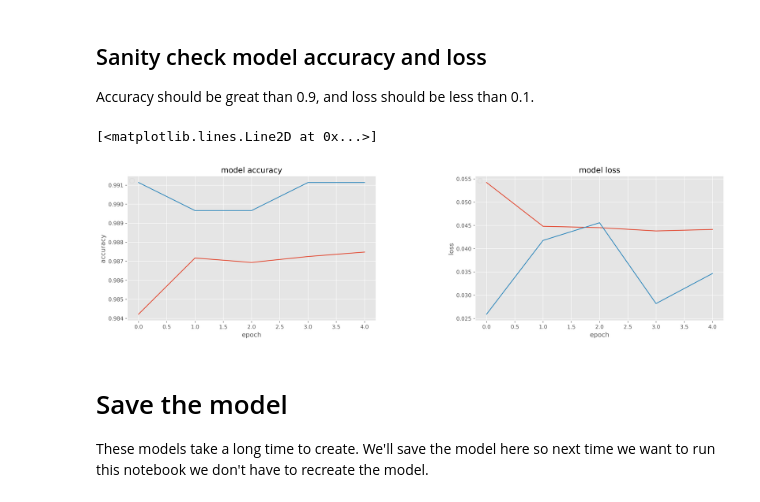
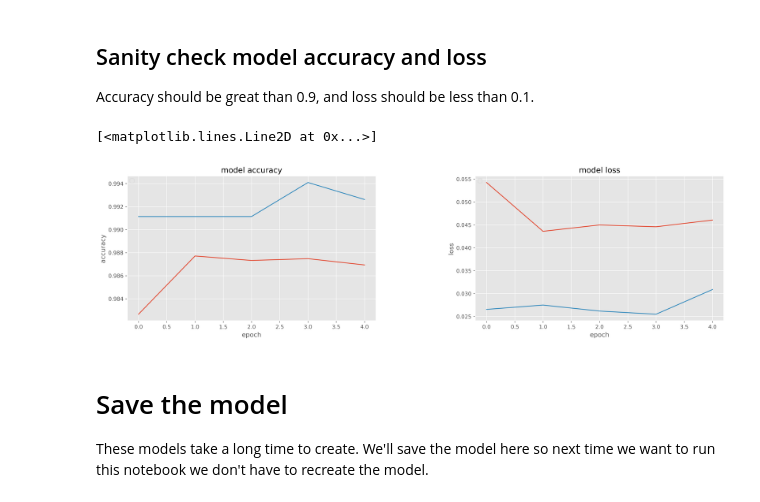
Before and after one commit to mapr-demos/predictive-maintenance, a Jupyter notebook: notebooks/jupyter/LSTM For Predictive Maintenance-ian01.ipynb, the cells around one changed output. Cells and saved outputs as stored; diff of their text form; code cells hidden in the pictures.

```diff
--- a/notebooks/jupyter/LSTM For Predictive Maintenance-ian01.ipynb
+++ b/notebooks/jupyter/LSTM For Predictive Maintenance-ian01.ipynb
@@ -242,30 +243,30 @@ Accuracy should be great than 0.9, and loss should be less than 0.1.
 # %%
 # summarize history for Accuracy
 fig_acc = plt.figure(figsize=(20, 5), dpi=300)
 plt.subplot(1, 2, 1)
 plt.subplots_adjust(hspace=.4, wspace=.4)
 plt.title('model accuracy')
 plt.ylabel('accuracy')
 plt.xlabel('epoch')
 plt.legend(['train', 'test'], loc='upper left')
-plt.plot(saved_history['acc'])
-plt.plot(saved_history['val_acc'])
+plt.plot(history.history['acc'])
+plt.plot(history.history['val_acc'])
 # plt.show()
 # fig_acc.savefig("./Output/model_accuracy.png")
 
 # summarize history for Loss
 plt.subplot(1, 2, 2)
 plt.title('model loss')
 plt.ylabel('loss')
 plt.xlabel('epoch')
 plt.legend(['train', 'test'], loc='upper left')
-plt.plot(saved_history['loss'])
-plt.plot(saved_history['val_loss'])
+plt.plot(history.history['loss'])
+plt.plot(history.history['val_loss'])
 # plt.show()
 # fig_acc.savefig("./Output/model_loss.png")
 # %% [output]
 [<matplotlib.lines.Line2D at 0x...>]
-[figure, old version]
+[figure, new version]
 # %% [markdown]
 # Save the model
 These models take a long time to create. We'll save the model here so next time we want to run this notebook we don't have to recreate the model.
```
Also changed, not shown: parts of 10 cells of this notebook, 1 other file.
